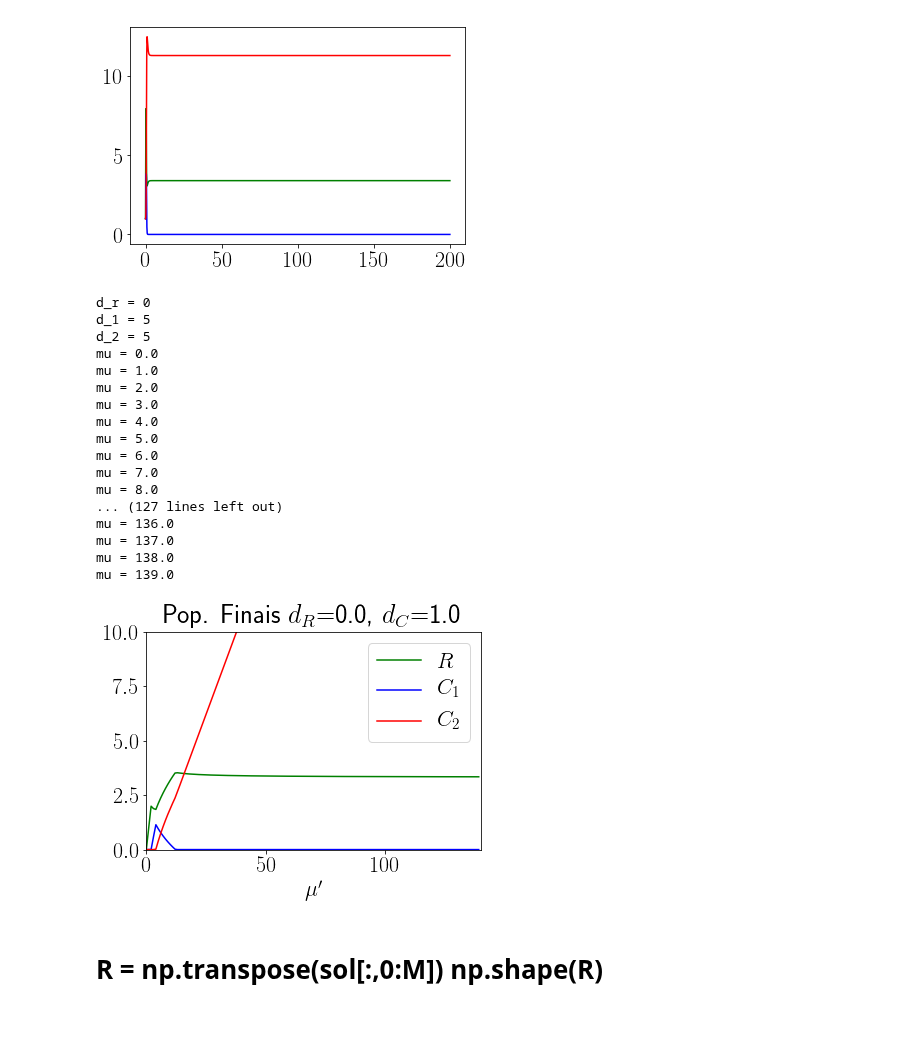
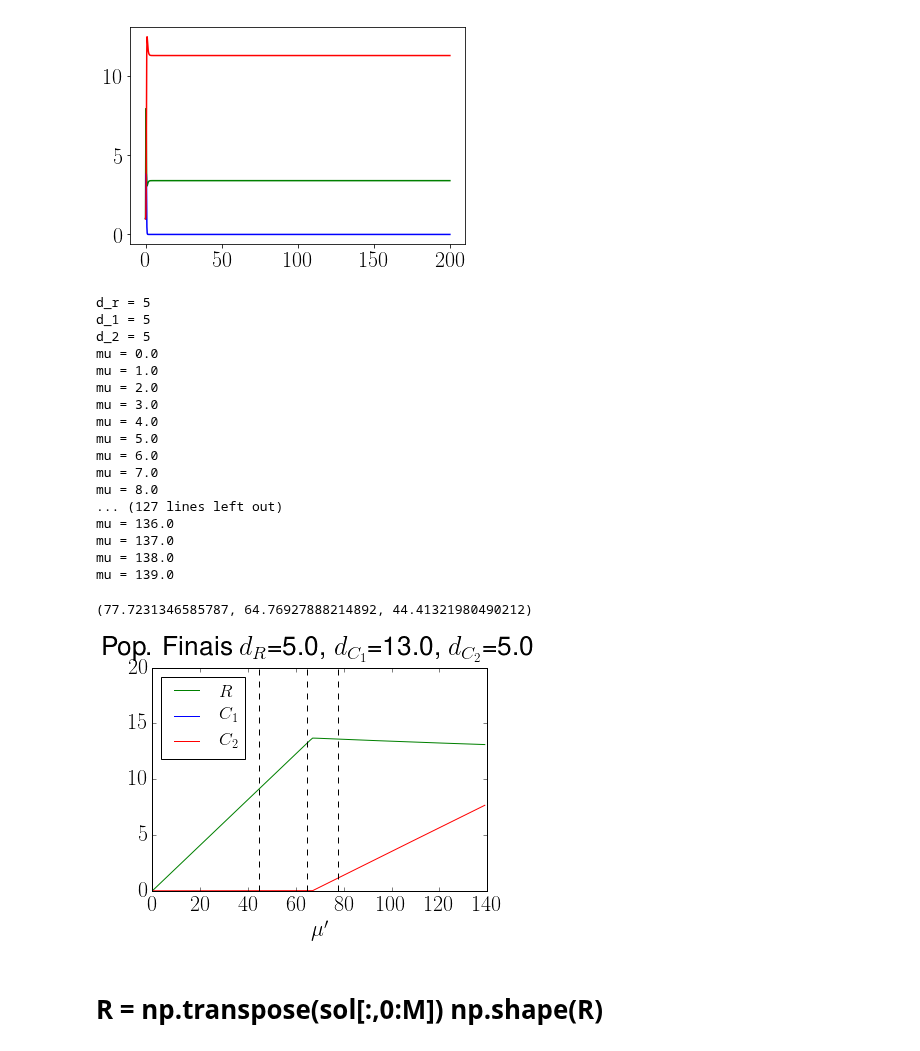
Before and after one commit to reand705/IGP, a Jupyter notebook: Method_Of_LinesIGP.ipynb, the cells around one changed output. Cells and saved outputs as stored; diff of their text form; code cells hidden in the pictures; blank space fills up the shorter version.

Commit message:
Resultados interessantes, tanto para a integração númerica direta quanto em comparação ao método variacional. Lembra que gera os gráficos para Dirichlet e recurso que se difunde.

```diff
--- a/Method_Of_LinesIGP.ipynb
+++ b/Method_Of_LinesIGP.ipynb
@@ -169,5 +171,22 @@ def ddt(y,t):
 
     return np.r_[dRdt,dC1dt,dC2dt]
+# %%
+#Funções que calculam os mu_i, deduzidos pelo MÉTODO VARIACIONAL
+def mu_1():
+    #R Difunde: R = B1*sin(x)
+    if d_r > 0:
+        return 3*(np.pi**2)*(phi+d_r)*(1+d_1)/32
+
+def mu_2():
+    #R Difunde: R = B1*sin(x)
+    if d_r > 0:
+        return (3*np.pi**2)*(m + d_2 - m*gamma*(1+d_1))*(1+d_1)/(32*beta*alpha) + (3*np.pi**2)*(phi+d_r)*(1+d_1)/32
+        #return (3*np.pi**2)*(1 + d_1)*(d_2 + m + beta*alpha*(phi + d_r) - m*gamma*(1+d_1))/(32*beta*alpha)
+
+def mu_3():
+    #R Difunde: R = B1*sin(x)
+    if d_r > 0:
+        return (3*np.pi**2)*(m + d_2)*((m+d_2)/(m*gamma) - 1 - d_1)/(32*m*gamma*alpha) + (3*np.pi**2)*(m + d_2)*(phi+d_r)/(32*m*gamma)
 # %%
 #Integre um caso aqui
 d_r = 0
@@ -241,7 +260,7 @@ plt.plot(t,C2[M/2,:],color = 'red')
 [figure]
 # %%
 #Faça para vários dR, d1, d2
-DR = [0]
+DR = [5]
 D1 = [5]
 D2 = [5]
 MU = [0.0 + i for i in range(0,140)]
@@ -252,7 +271,7 @@ alpha = 1
 beta = 1
 phi = 1.0
 #pop inicial
-R0,C10,C20 = init(M+2)
+R0,C10,C20 = init(M)
 y0 = np.r_[R0,C10,C20]
 for d_r in DR:
     print("d_r = " + str(d_r))
@@ -267,7 +286,7 @@ for d_r in DR:
                 np.save('Method_Of_LinesIGP_dR=%.3f,d1=%.3f,d2=%.3f,mu=%.3f,alpha=%.3f,gamma=%.3f,beta=%.f,phi=%.3f,m=%.3f'
                         % (d_r,d_1,d_2,mu,alpha,gamma,beta,phi,m),sol)
 # %% [output]
-d_r = 0
+d_r = 5
 d_1 = 5
 d_2 = 5
 mu = 0.0
@@ -286,43 +305,48 @@ mu = 138.0
 mu = 139.0
 # %%
 #Imprima a população final
-DR = [0]
-D1 = [1]
-D2 = [1]
+DR = [5]
+D1 = [13]
+D2 = [5]
 MU = [0.0 + i for i in range(0,140)]
 m = 1.0
 gamma = 0.5
 alpha = 1
 beta = 1
 phi = 1.0
 
 Rfinal = []
 C1final = []
 C2final = []
 t = np.linspace(0,Tmax,N)
 for d_r in DR:
     for d_1 in D1:
         for d_2 in D2:
             for mu in MU:
                 sol = np.load('Method_Of_LinesIGP_dR=%.3f,d1=%.3f,d2=%.3f,mu=%.3f,alpha=%.3f,gamma=%.3f,beta=%.f,phi=%.3f,m=%.3f.npy'
                               % (d_r,d_1,d_2,mu,alpha,gamma,beta,phi,m))
                 R = np.transpose(sol[:,0:M])
                 C1 = np.transpose(sol[:,M:2*M])
                 C2 = np.transpose(sol[:,2*M:])
                 Rfinal.append(R[M/2,-1])
                 C1final.append(C1[M/2,-1])
                 C2final.append(C2[M/2,-1])
 
 plt.plot(MU,Rfinal,color = 'green', label = r'$R$')
 plt.plot(MU,C1final,color = 'blue', label = r'$C_1$')
 plt.plot(MU,C2final,color = 'red', label = r'$C_2$')
 plt.xlabel(r"$\mu'$")
-plt.legend(loc = 'best')
-plt.title(r'Pop. Finais $d_R$=%.1f, $d_C$=%.1f' % (d_r,d_1))
-plt.axis([0,140,0,10])
-plt.savefig('Method_Of_LinesIGP_dR=%.3f,d1=%.3f,d2=%.3f,mu=%.3f,alpha=%.3f,gamma=%.3f,beta=%.f,phi=%.3f,m=%.3f.png'
-                              % (d_r,d_1,d_2,mu,alpha,gamma,beta,phi,m))
+plt.legend(loc = 'upper left', prop={'size': 18})
+plt.title(r'Pop. Finais $d_R$=%.1f, $d_{C_1}$=%.1f, $d_{C_2}$=%.1f' % (d_r,d_1,d_2))
+plt.axis([0,140,0,20])
+plt.axvline(x=mu_1(), color='black', linestyle='--')
+plt.axvline(x=mu_2(), color='black', linestyle='--')
+plt.axvline(x=mu_3(), color='black', linestyle='--')
+print (mu_1(),mu_2(),mu_3())
+#plt.savefig('Method_Of_LinesIGP_dR=%.3f,d1=%.3f,d2=%.3f,mu=%.3f,alpha=%.3f,gamma=%.3f,beta=%.f,phi=%.3f,m=%.3f.png'
+                              #% (d_r,d_1,d_2,mu,alpha,gamma,beta,phi,m))
 # %% [output]
+(77.7231346585787, 64.76927888214892, 44.41321980490212)
-[figure, old version]
+[figure, new version]
 # %% [markdown]
 # R = np.transpose(sol[:,0:M]) np.shape(R)
```
Also changed, not shown: parts of 6 cells of this notebook, 1 other file.
